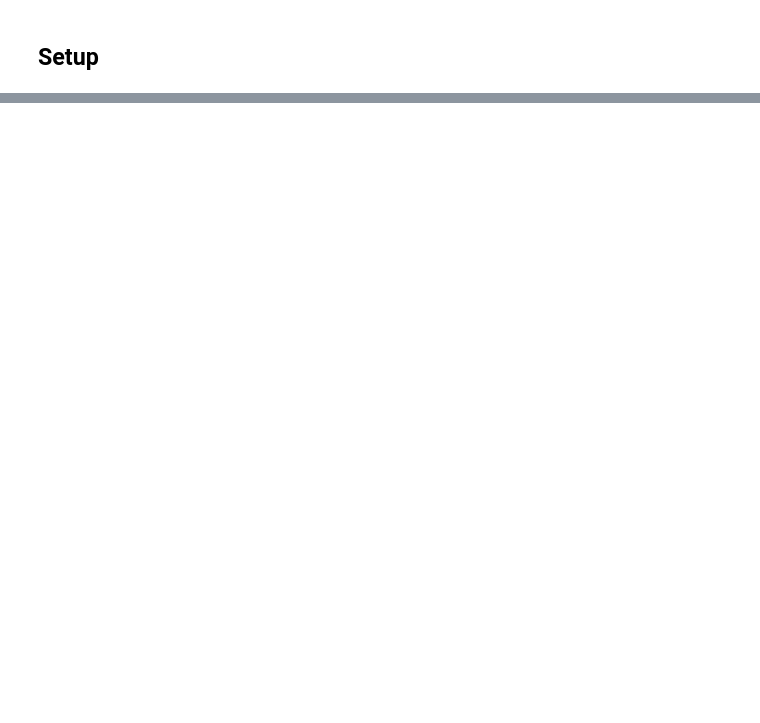
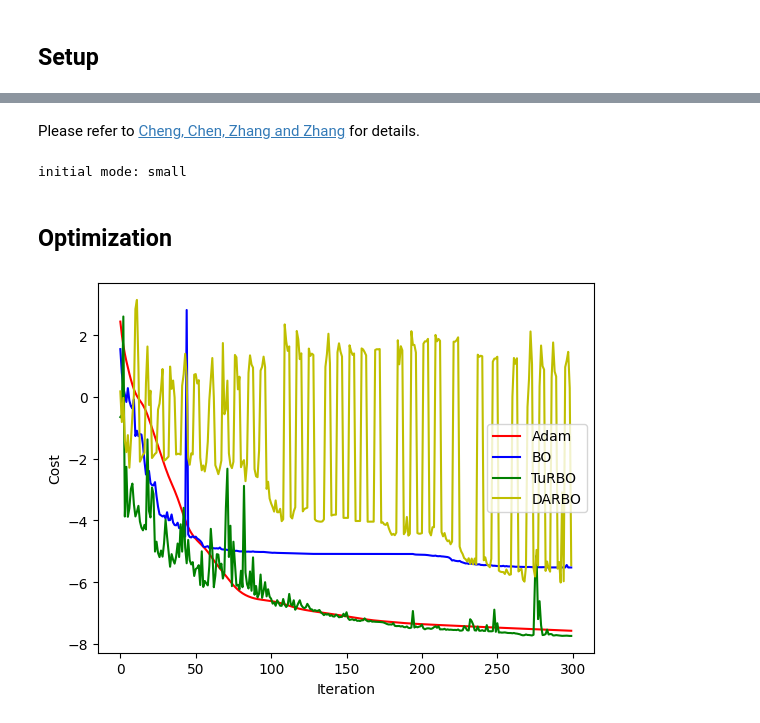
Before and after one commit to tencent-quantum-lab/tensorcircuit, a Jupyter notebook: docs/source/tutorials/qaoa_bo.ipynb, the cells around one changed output, grey strips where cells are left out. Cells and saved outputs as stored; diff of their text form; code cells hidden in the pictures; blank space fills up the shorter version.

```diff
--- a/docs/source/tutorials/qaoa_bo.ipynb
+++ b/docs/source/tutorials/qaoa_bo.ipynb
@@ -132,0 +157,2 @@ for i in range(100):  # run 100 iter optimizations
+# %%
+opt = K.optimizer(optax.adam(1e-2))
@@ -132,0 +182,4 @@ for i in range(100):  # run 100 iter optimizations
+# %%
+batch_size = 1
+
+bo_opt = BO_optimizer(eval_objective, batch_size, device)
@@ -132,0 +249,5 @@ for i in range(100):  # run 100 iter optimizations
+# %%
+failure_tolerance = 10
+tr_length= [1.6]
+
+turbo_opt = TuRBO_optimizer(eval_objective, 2 * nlayers, tr_length, failure_tolerance, device)
@@ -132,0 +256,2 @@ for i in range(100):  # run 100 iter optimizations
+# %% [markdown]
+Please refer to [Cheng, Chen, Zhang and Zhang](https://doi.org/10.48550/arXiv.2303.14877) for details.
@@ -132,0 +319,66 @@ for i in range(100):  # run 100 iter optimizations
+# %%
+mode = 'small'
+
+darbo_opt = DARBO_optimizer(eval_objective, 2 * nlayers, tr_length, failure_tolerance, mode, device)
+print(f'initial mode: {darbo_opt.get_mode()}')
+# %% [output]
+initial mode: small
+# %% [markdown]
+## Optimization
+# %%
+# initial parameters
+params = K.implicit_randu(shape=(2 * nlayers,))
+initial_X = torch.from_numpy(np.asarray(params)).type(dtype)
+
+# First point by BO is actually just a random selection, to have a better search, we pick the most distant point
+X_new = []
+for i in initial_X:
+    if i <= 0.5:
+        X_new.append(i + 0.5)
+    else:
+        X_new.append(i - 0.5)
+X_new = torch.tensor(X_new)
+
+X_bo = torch.stack((initial_X, X_new), dim=0)
+Y_bo = None
+X_turbo = X_bo.clone()
+Y_turbo = None
+X_darbo = X_bo.clone()
+Y_darbo = None
+
+losses, losses_bo, losses_turbo, losses_darbo = [], [], [], []
+t0 = ts = time.time()
+
+for i in range(300):
+    loss, grads = QAOA_vag(params)
+    params = opt.update(grads, params)  # gradient descent
+    losses.append(loss)
+
+    X_bo, Y_bo, loss, X_bo_best, bo_max = bo_opt.update(X_bo, Y_bo, acqfn)
+    losses_bo.append(-loss)
+
+    X_turbo, Y_turbo, loss, X_turbo_best, turbo_max = turbo_opt.update(X_turbo, Y_turbo, acqfn, transformed_input=False if i == 0 else True, transformed_output=True)
+    losses_turbo.append(-loss)
+
+    X_darbo, Y_darbo, loss, X_darbo_best, darbo_max = darbo_opt.update(X_darbo, Y_darbo, acqfn, transformed_input=False if i == 0 else True, transformed_output=True)
+    losses_darbo.append(-loss)
+
+    # visualise the progress
+    clear_output(wait=True)
+    plt.figure()
+    plt.xlabel('Iteration')
+    plt.ylabel('Cost')
+    plt.plot(range(i + 1), losses, c='r', label='Adam')
+    plt.plot(range(i + 1), losses_bo, c='b', label='BO')
+    plt.plot(range(i + 1), losses_turbo, c='g', label='TuRBO')
+    plt.plot(range(i + 1), losses_darbo, c='y', label='DARBO')
+    plt.legend()
+    plt.show()
+
+    print(f'Epoch {i} min loss: {min(losses)}\t{-bo_max}\t{-turbo_max}\t{-darbo_max}')
+
+    te = time.time()
+    print(f'Epoch {i} time: {te - ts}\tTotal time: {te - t0}')
+    ts = te
+# %% [output]
+[figure, added]
```
Also changed, not shown: parts of 30 cells of this notebook.
